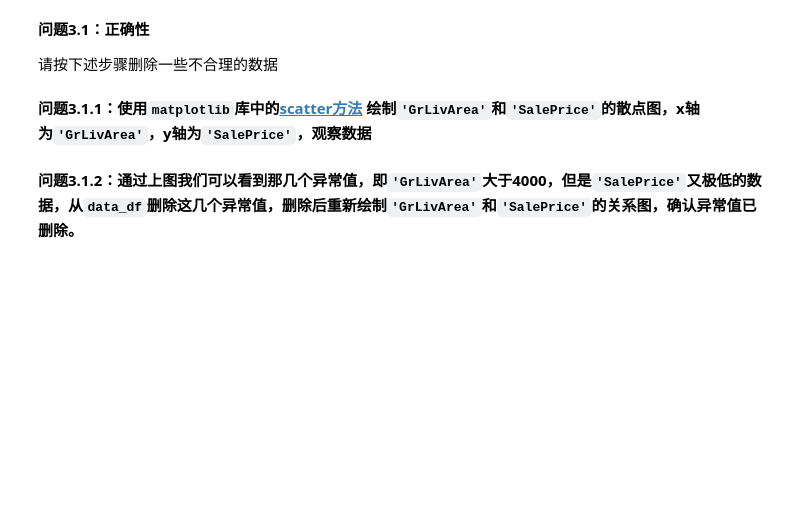
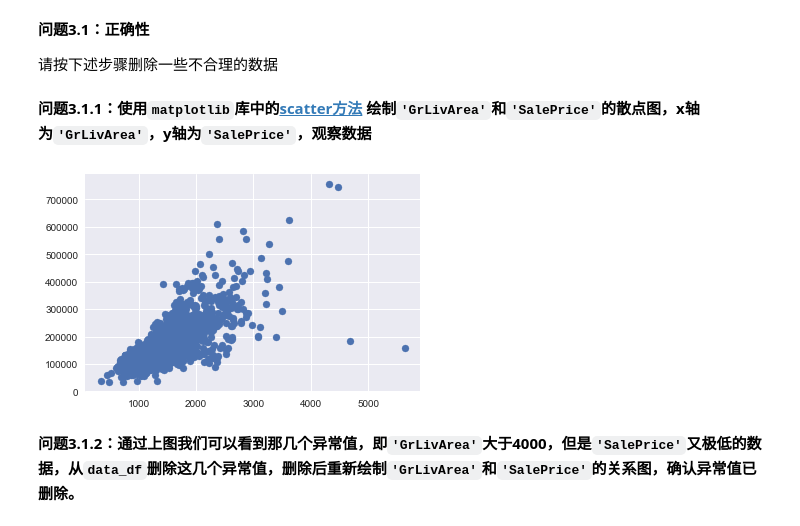
Before and after one commit to xcoder42/MLND_CN_P1_Predicting_Housing_Price, a Jupyter notebook: boston_housing.ipynb, the cells around one changed output. Saved outputs shown, nothing was run; the diff lists cells and outputs as text; code cells hidden in the pictures; blank space fills up the shorter version.

```diff
--- a/boston_housing.ipynb
+++ b/boston_housing.ipynb
@@ -41,7 +43,7 @@ print('你已经成功载入所有库！')
 如果成功返回数据集的大小，表示数据集已载入成功。
 # %%
 # 1 TODO：载入波士顿房屋的数据集：使用pandas载入csv，并赋值到data_df
-
+data_df = pd.read_csv('./housedata.csv')
 
 # 成功载入的话输出训练数据行列数目
 print("Boston housing dataset has {} data points with {} variables each.".format(*data_df.shape))
@@ -64,6 +79,7 @@ print("Boston housing dataset has {} data points with {} variables each.".format
 **问题2.2：Id特征对我们训练数据没有任何用处，在`data_df`中使用[drop方法](https://pandas.pydata.org/pandas-docs/stable/generated/pandas.DataFrame.drop.html)删除`'Id'`列数据**
 # %%
 # 2.2 TODO: 删除data_df中的Id特征（保持数据仍在data_df中，不更改变量名）
+data_df.drop(columns=['Id'], inplace=True)
 # %% [markdown]
 **问题2.3：使用[describe方法](https://pandas.pydata.org/pandas-docs/stable/generated/pandas.DataFrame.describe.html)观察`data_df`各个特征的统计信息：**
 # %%
@@ -84,6 +112,9 @@ print("Boston housing dataset has {} data points with {} variables each.".format
 **问题3.1.1：使用`matplotlib`库中的[scatter方法](https://matplotlib.org/api/_as_gen/matplotlib.pyplot.scatter.html) 绘制`'GrLivArea'`和`'SalePrice'`的散点图，x轴为`'GrLivArea'`，y轴为`'SalePrice'`，观察数据**
 # %%
 # 3.1.1 TODO:绘制要求的图形
+plt.scatter(x=data_df['GrLivArea'],y=data_df['SalePrice']);
+# %% [output]
+[figure, added]
 # %% [markdown]
 **问题3.1.2：通过上图我们可以看到那几个异常值，即`'GrLivArea'`大于4000，但是`'SalePrice'`又极低的数据，从`data_df`删除这几个异常值，删除后重新绘制`'GrLivArea'`和`'SalePrice'`的关系图，确认异常值已删除。**
 # %%
```
Also changed, not shown: parts of 39 cells of this notebook.
